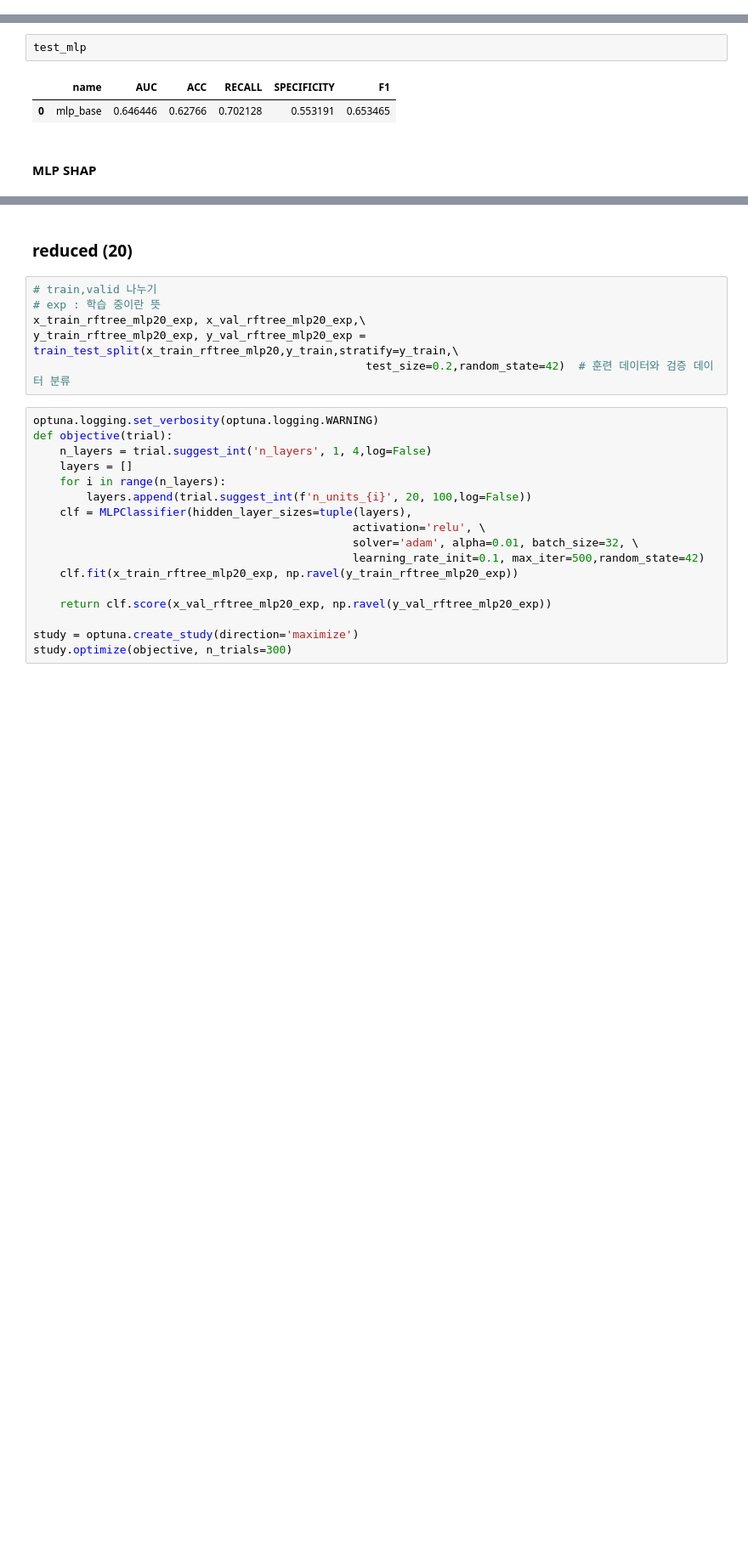
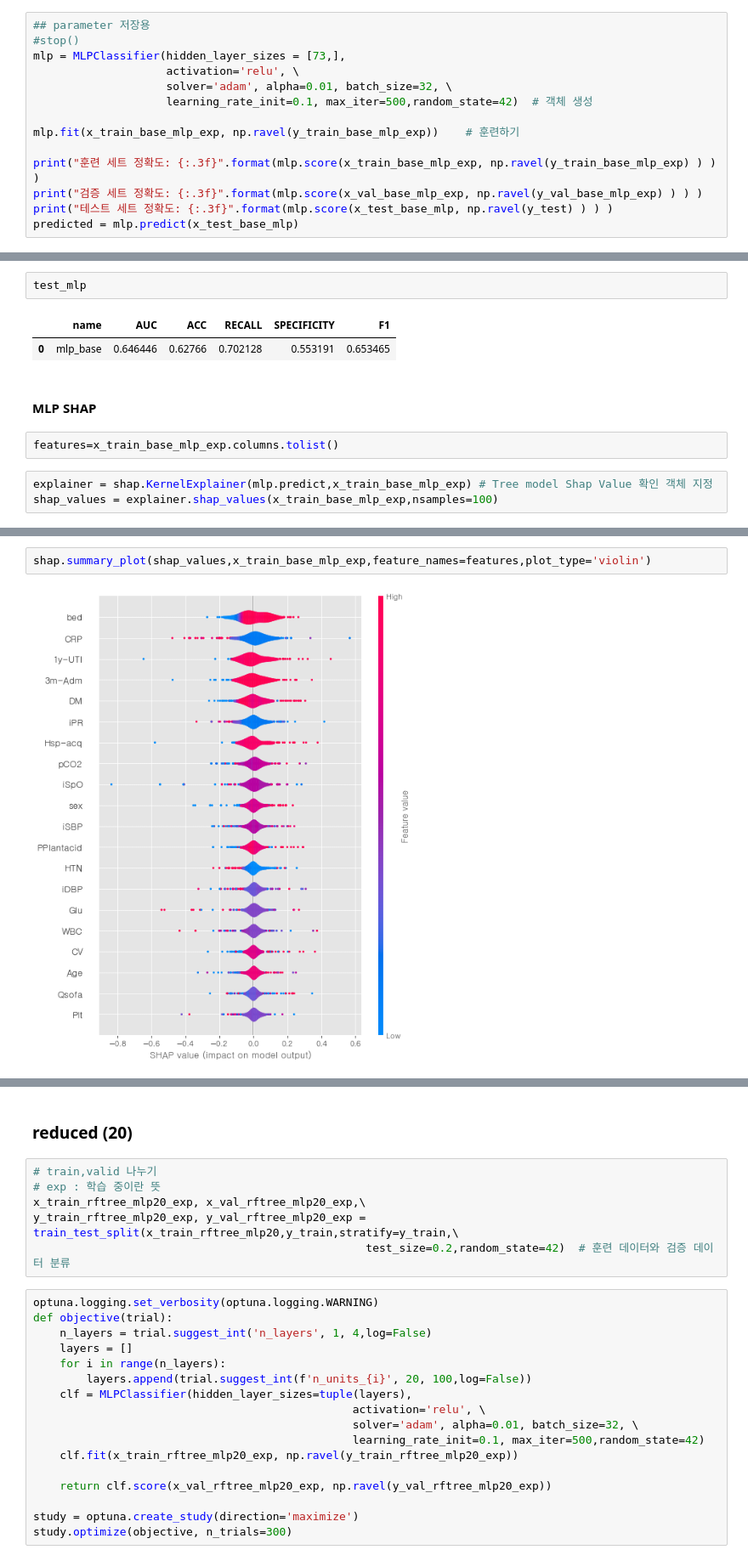
Before and after one commit to bub3690/22-1_multivariate, a Jupyter notebook: final_project/Classification-rftree-pre.ipynb, the cells around one changed output, grey strips where cells are left out. Shown at 85% size. Drawn from its saved outputs; the diff is of its cells as text; blank space fills up the shorter version.

Commit message:
Update MLP SHAP Value, metric

```diff
--- a/final_project/Classification-rftree-pre.ipynb
+++ b/final_project/Classification-rftree-pre.ipynb
@@ -3443,3 +3443,17 @@ best params :  {'n_layers': 1, 'n_units_0': 73}
 훈련 세트 정확도: 0.903
 검증 세트 정확도: 0.760
 테스트 세트 정확도: 0.628
+# %%
+## parameter 저장용
+#stop()
+mlp = MLPClassifier(hidden_layer_sizes = [73,],
+                    activation='relu', \
+                    solver='adam', alpha=0.01, batch_size=32, \
+                    learning_rate_init=0.1, max_iter=500,random_state=42)  # 객체 생성
+
+mlp.fit(x_train_base_mlp_exp, np.ravel(y_train_base_mlp_exp))    # 훈련하기
+
+print("훈련 세트 정확도: {:.3f}".format(mlp.score(x_train_base_mlp_exp, np.ravel(y_train_base_mlp_exp) ) ) )
+print("검증 세트 정확도: {:.3f}".format(mlp.score(x_val_base_mlp_exp, np.ravel(y_val_base_mlp_exp) ) ) )
+print("테스트 세트 정확도: {:.3f}".format(mlp.score(x_test_base_mlp, np.ravel(y_test) ) ) )
+predicted = mlp.predict(x_test_base_mlp)
@@ -3497,3 +3515,8 @@ test_mlp
 | 0 | mlp_base | 0.646446 | 0.62766 | 0.702128 | 0.553191 | 0.653465 |
 # %% [markdown]
 #### MLP SHAP
+# %%
+features=x_train_base_mlp_exp.columns.tolist()
+# %%
+explainer = shap.KernelExplainer(mlp.predict,x_train_base_mlp_exp) # Tree model Shap Value 확인 객체 지정
+shap_values = explainer.shap_values(x_train_base_mlp_exp,nsamples=100)
@@ -3499,0 +3543,4 @@ test_mlp
+# %%
+shap.summary_plot(shap_values,x_train_base_mlp_exp,feature_names=features,plot_type='violin')
+# %% [output]
+[figure, added]
```
Also changed, not shown: parts of 11 cells of this notebook, 2 other files.
